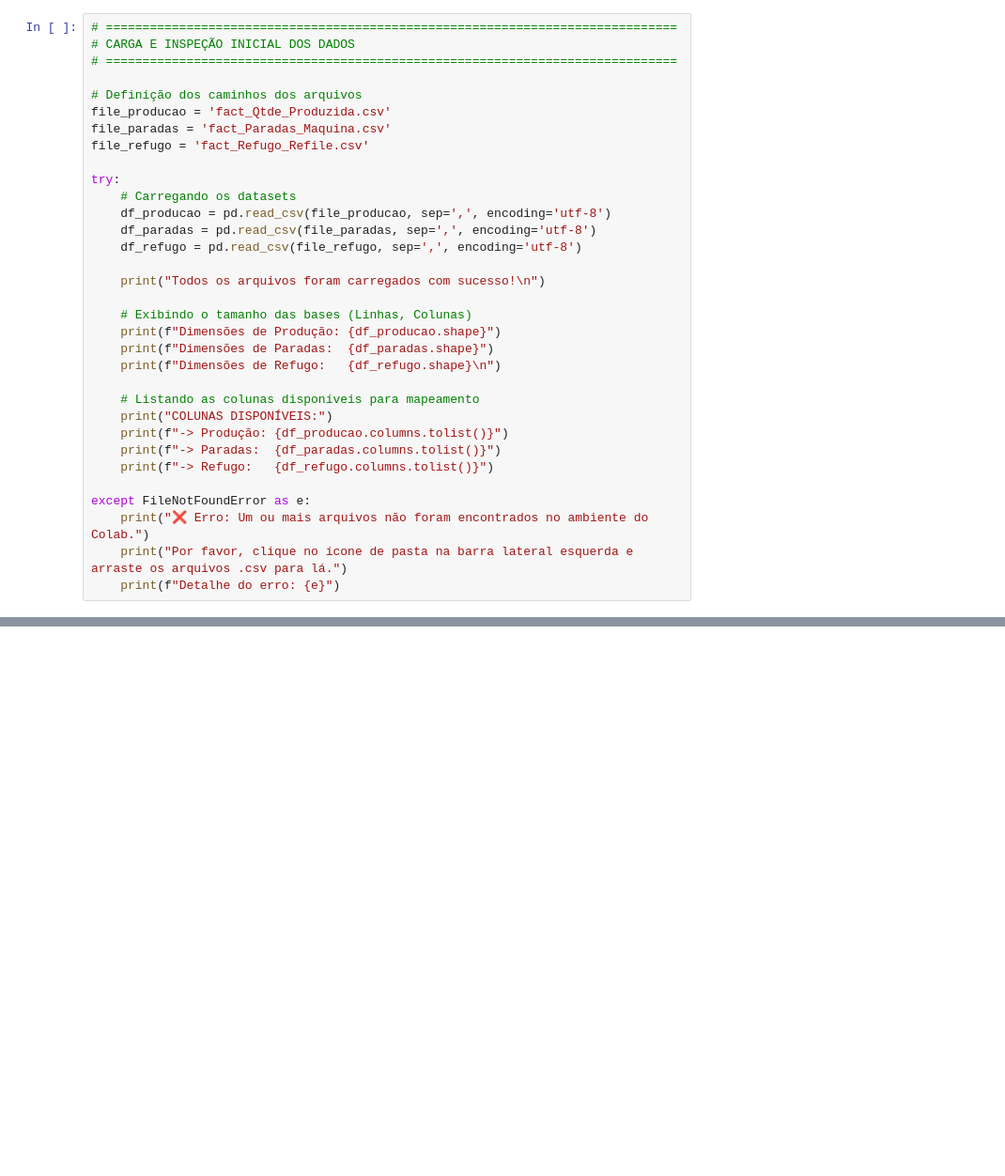
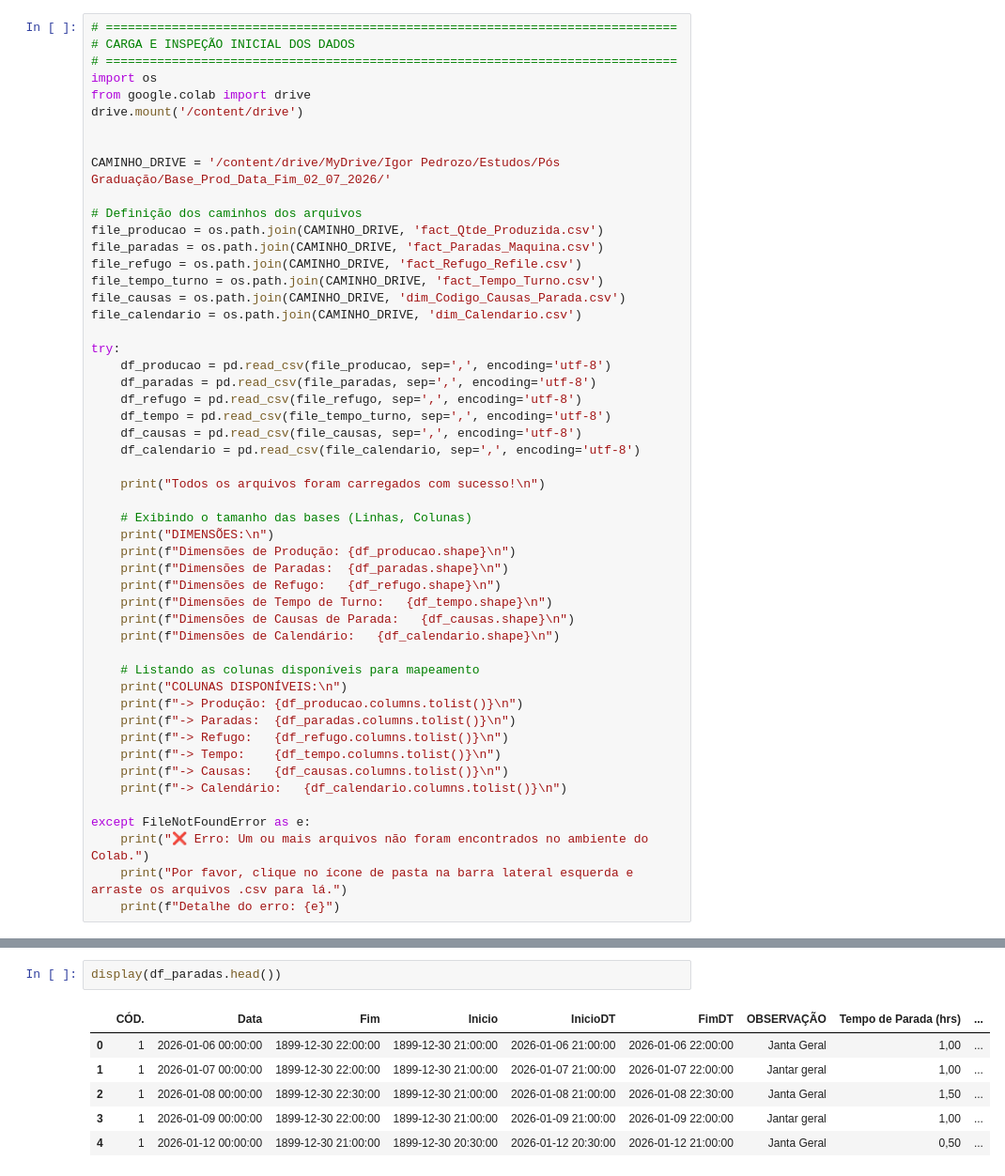
Before and after one commit to igorpedrozo27/MVP_Machine_Learning, a Jupyter notebook: Machine_Learning.ipynb, the cells around one changed output, grey strips where cells are left out. Shown at 94% size. Drawn from its saved outputs; the diff is of its cells as text; blank space fills up the shorter version.

```diff
--- a/Machine_Learning.ipynb
+++ b/Machine_Learning.ipynb
@@ -46,30 +40,48 @@ Ambiente configurado e bibliotecas importadas com sucesso!
 # ==============================================================================
 # CARGA E INSPEÇÃO INICIAL DOS DADOS
 # ==============================================================================
+import os
+from google.colab import drive
+drive.mount('/content/drive')
+
+
+CAMINHO_DRIVE = '/content/drive/MyDrive/Igor Pedrozo/Estudos/Pós Graduação/Base_Prod_Data_Fim_02_07_2026/'
 
 # Definição dos caminhos dos arquivos
-file_producao = 'fact_Qtde_Produzida.csv'
-file_paradas = 'fact_Paradas_Maquina.csv'
-file_refugo = 'fact_Refugo_Refile.csv'
+file_producao = os.path.join(CAMINHO_DRIVE, 'fact_Qtde_Produzida.csv')
+file_paradas = os.path.join(CAMINHO_DRIVE, 'fact_Paradas_Maquina.csv')
+file_refugo = os.path.join(CAMINHO_DRIVE, 'fact_Refugo_Refile.csv')
+file_tempo_turno = os.path.join(CAMINHO_DRIVE, 'fact_Tempo_Turno.csv')
+file_causas = os.path.join(CAMINHO_DRIVE, 'dim_Codigo_Causas_Parada.csv')
+file_calendario = os.path.join(CAMINHO_DRIVE, 'dim_Calendario.csv')
 
 try:
-    # Carregando os datasets
     df_producao = pd.read_csv(file_producao, sep=',', encoding='utf-8')
     df_paradas = pd.read_csv(file_paradas, sep=',', encoding='utf-8')
     df_refugo = pd.read_csv(file_refugo, sep=',', encoding='utf-8')
+    df_tempo = pd.read_csv(file_tempo_turno, sep=',', encoding='utf-8')
+    df_causas = pd.read_csv(file_causas, sep=',', encoding='utf-8')
+    df_calendario = pd.read_csv(file_calendario, sep=',', encoding='utf-8')
 
     print("Todos os arquivos foram carregados com sucesso!\n")
 
     # Exibindo o tamanho das bases (Linhas, Colunas)
-    print(f"Dimensões de Produção: {df_producao.shape}")
-    print(f"Dimensões de Paradas:  {df_paradas.shape}")
+    print("DIMENSÕES:\n")
+    print(f"Dimensões de Produção: {df_producao.shape}\n")
+    print(f"Dimensões de Paradas:  {df_paradas.shape}\n")
     print(f"Dimensões de Refugo:   {df_refugo.shape}\n")
+    print(f"Dimensões de Tempo de Turno:   {df_tempo.shape}\n")
+    print(f"Dimensões de Causas de Parada:   {df_causas.shape}\n")
+    print(f"Dimensões de Calendário:   {df_calendario.shape}\n")
 
     # Listando as colunas disponíveis para mapeamento
-    print("COLUNAS DISPONÍVEIS:")
-    print(f"-> Produção: {df_producao.columns.tolist()}")
-    print(f"-> Paradas:  {df_paradas.columns.tolist()}")
-    print(f"-> Refugo:   {df_refugo.columns.tolist()}")
+    print("COLUNAS DISPONÍVEIS:\n")
+    print(f"-> Produção: {df_producao.columns.tolist()}\n")
+    print(f"-> Paradas:  {df_paradas.columns.tolist()}\n")
+    print(f"-> Refugo:   {df_refugo.columns.tolist()}\n")
+    print(f"-> Tempo:    {df_tempo.columns.tolist()}\n")
+    print(f"-> Causas:   {df_causas.columns.tolist()}\n")
+    print(f"-> Calendário:   {df_calendario.columns.tolist()}\n")
 
 except FileNotFoundError as e:
     print("❌ Erro: Um ou mais arquivos não foram encontrados no ambiente do Colab.")
@@ -84,0 +169,9 @@ drive.mount('/content/drive')
+# %%
+display(df_paradas.head())
+# %% [output]
+|  | CÓD. | Data | Fim | Inicio | InicioDT | FimDT | OBSERVAÇÃO | Tempo de Parada (hrs) | ... |
+| 0 | 1 | 2026-01-06 00:00:00 | 1899-12-30 22:00:00 | 1899-12-30 21:00:00 | 2026-01-06 21:00:00 | 2026-01-06 22:00:00 | Janta Geral | 1,00 | ... |
+| 1 | 1 | 2026-01-07 00:00:00 | 1899-12-30 22:00:00 | 1899-12-30 21:00:00 | 2026-01-07 21:00:00 | 2026-01-07 22:00:00 | Jantar geral | 1,00 | ... |
+| 2 | 1 | 2026-01-08 00:00:00 | 1899-12-30 22:30:00 | 1899-12-30 21:00:00 | 2026-01-08 21:00:00 | 2026-01-08 22:30:00 | Janta Geral | 1,50 | ... |
+| 3 | 1 | 2026-01-09 00:00:00 | 1899-12-30 22:00:00 | 1899-12-30 21:00:00 | 2026-01-09 21:00:00 | 2026-01-09 22:00:00 | Jantar geral | 1,00 | ... |
+| 4 | 1 | 2026-01-12 00:00:00 | 1899-12-30 21:00:00 | 1899-12-30 20:30:00 | 2026-01-12 20:30:00 | 2026-01-12 21:00:00 | Janta Geral | 0,50 | ... |
```
Also changed, not shown: parts of 27 cells of this notebook.
